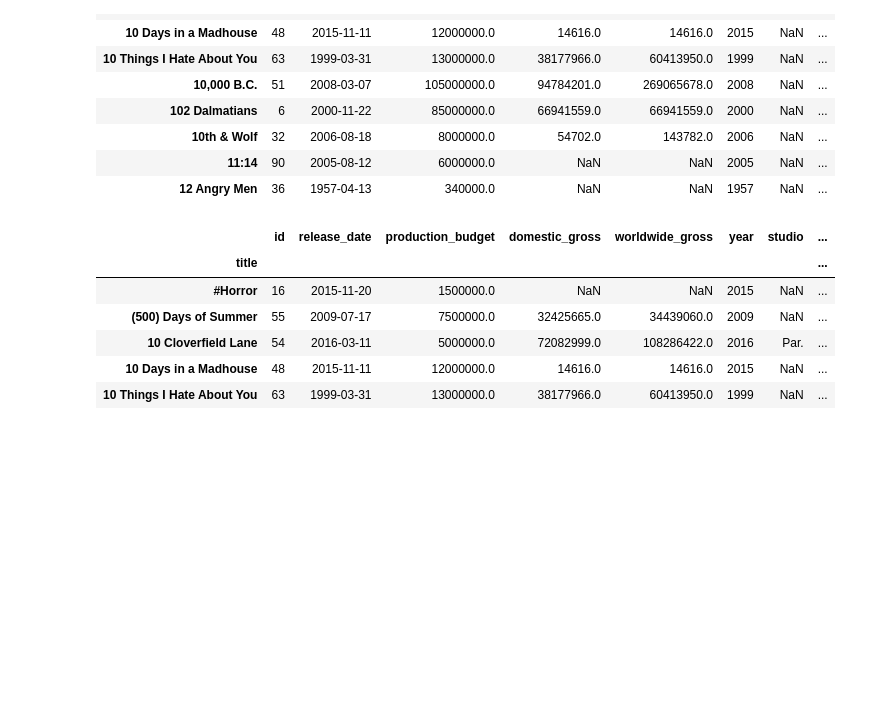
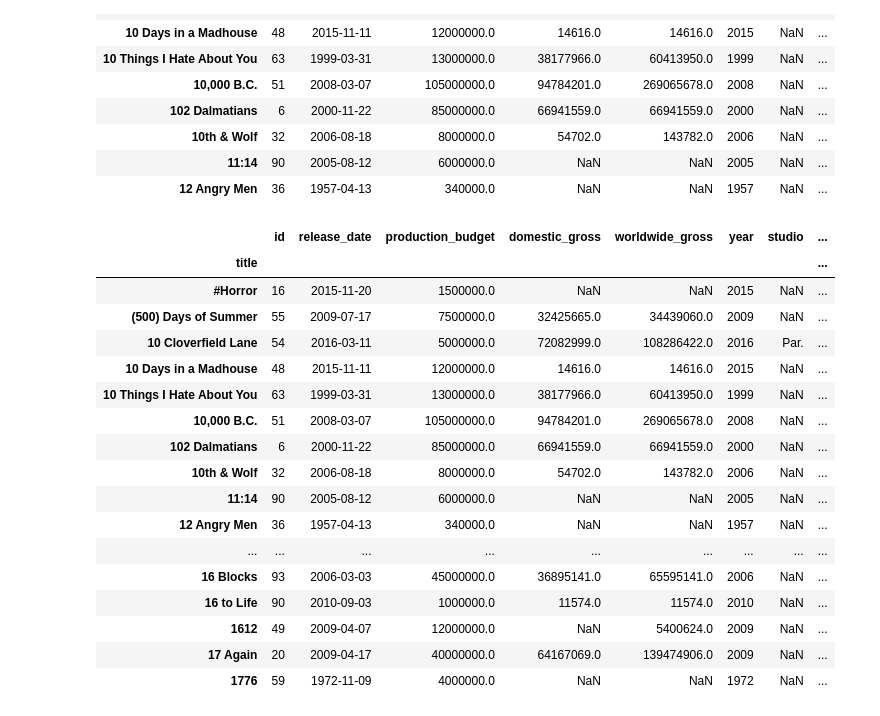
Before and after one commit to magalisolimano/dsc-mod-1-project-v2-1-online-ds-sp-000, a Jupyter notebook: student.ipynb, the cells around one changed output. Saved outputs shown, nothing was run; the diff lists cells and outputs as text; code cells hidden in the pictures; blank space fills up the shorter version.

```diff
--- a/student.ipynb
+++ b/student.ipynb
@@ -512,6 +508,7 @@ df_revenue.head()
 | 10 Things I Hate About You | 63 | 1999-03-31 | 13000000.0 | 38177966.0 | 60413950.0 | 1999 | NaN | ... |
 # %%
 # Convert "0" values to NaN
+df_revenue['production_budget'] = df_revenue['production_budget'].replace(0.0, np.nan)
 df_revenue['domestic_gross'] = df_revenue['domestic_gross'].replace(0.0, np.nan)
 df_revenue['worldwide_gross'] = df_revenue['worldwide_gross'].replace(0.0, np.nan)
 df_revenue['foreign_gross'] = df_revenue['foreign_gross'].replace(0.0, np.nan)
@@ -530,16 +527,28 @@ df_revenue.head(10)
 | 11:14 | 90 | 2005-08-12 | 6000000.0 | NaN | NaN | 2005 | NaN | ... |
 | 12 Angry Men | 36 | 1957-04-13 | 340000.0 | NaN | NaN | 1957 | NaN | ... |
 # %%
-df_revenue['worldwide_net_revenue'] = df_revenue['worldwide_gross'] - df_revenue['production_budget']
-df_revenue.head()
+df_revenue['net_revenue'] = df_revenue['worldwide_gross'] - df_revenue['production_budget']
+df_revenue['ROI'] = (df_revenue['net_revenue'] / df_revenue['production_budget']).round(2)
+df_revenue.head(25)
 # %% [output]
 |  | id | release_date | production_budget | domestic_gross | worldwide_gross | year | studio | ... |
 | title |  |  |  |  |  |  |  | ... |
 | #Horror | 16 | 2015-11-20 | 1500000.0 | NaN | NaN | 2015 | NaN | ... |
 | (500) Days of Summer | 55 | 2009-07-17 | 7500000.0 | 32425665.0 | 34439060.0 | 2009 | NaN | ... |
 | 10 Cloverfield Lane | 54 | 2016-03-11 | 5000000.0 | 72082999.0 | 108286422.0 | 2016 | Par. | ... |
 | 10 Days in a Madhouse | 48 | 2015-11-11 | 12000000.0 | 14616.0 | 14616.0 | 2015 | NaN | ... |
 | 10 Things I Hate About You | 63 | 1999-03-31 | 13000000.0 | 38177966.0 | 60413950.0 | 1999 | NaN | ... |
+| 10,000 B.C. | 51 | 2008-03-07 | 105000000.0 | 94784201.0 | 269065678.0 | 2008 | NaN | ... |
+| 102 Dalmatians | 6 | 2000-11-22 | 85000000.0 | 66941559.0 | 66941559.0 | 2000 | NaN | ... |
+| 10th & Wolf | 32 | 2006-08-18 | 8000000.0 | 54702.0 | 143782.0 | 2006 | NaN | ... |
+| 11:14 | 90 | 2005-08-12 | 6000000.0 | NaN | NaN | 2005 | NaN | ... |
+| 12 Angry Men | 36 | 1957-04-13 | 340000.0 | NaN | NaN | 1957 | NaN | ... |
+| ... | ... | ... | ... | ... | ... | ... | ... | ... |
+| 16 Blocks | 93 | 2006-03-03 | 45000000.0 | 36895141.0 | 65595141.0 | 2006 | NaN | ... |
+| 16 to Life | 90 | 2010-09-03 | 1000000.0 | 11574.0 | 11574.0 | 2010 | NaN | ... |
+| 1612 | 49 | 2009-04-07 | 12000000.0 | NaN | 5400624.0 | 2009 | NaN | ... |
+| 17 Again | 20 | 2009-04-17 | 40000000.0 | 64167069.0 | 139474906.0 | 2009 | NaN | ... |
+| 1776 | 59 | 1972-11-09 | 4000000.0 | NaN | NaN | 1972 | NaN | ... |
 # %%
 df_revenue.describe()
 # %% [output]
```
Also changed, not shown: parts of 31 cells of this notebook.
